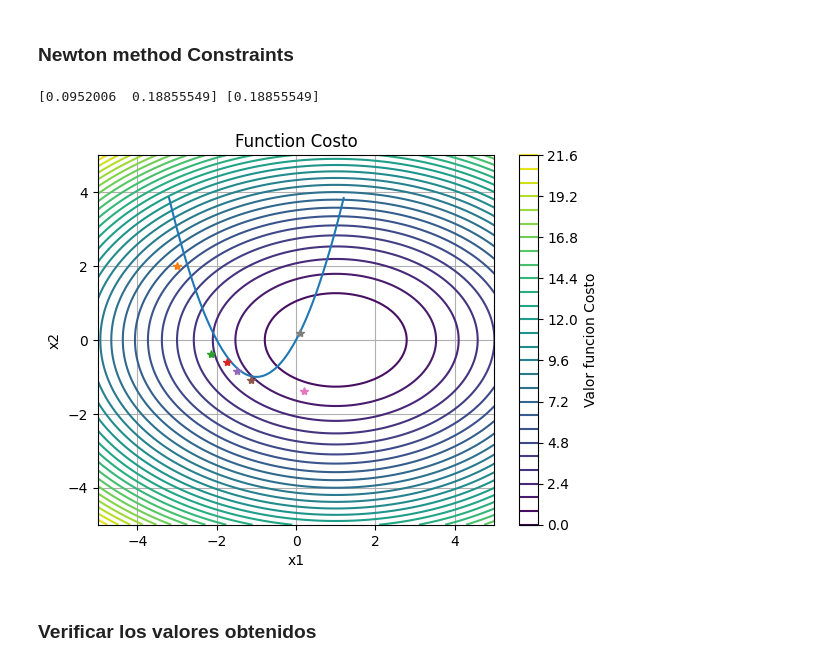
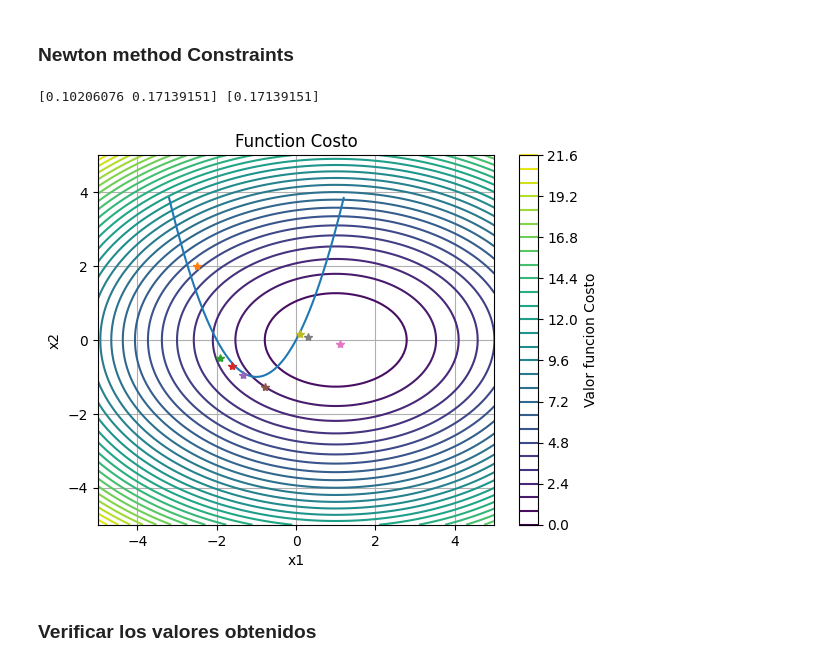
Before and after one commit to lfrecalde1/Optimization_Course, a Jupyter notebook: Optimization/Optimization_2.ipynb, the cells around one changed output. Cells and saved outputs as stored; diff of their text form; code cells hidden in the pictures.

```diff
--- a/Optimization/Optimization_2.ipynb
+++ b/Optimization/Optimization_2.ipynb
@@ -426,7 +426,7 @@ def newton_step_constraint(x0, lambda_0, f, dfdx, d2fd2x, f_c, grad_c, dx_grad_c
     lambda_n = lambda_0 + delta[2].reshape((1, ))
     return xn, lambda_n
 # %%
-xguess = np.array([-3, 2])
+xguess = np.array([-2.5, 2])
 lambda_guess = np.array([0.0])
 f_guess = f(xguess)
 
@@ -438,35 +438,39 @@ plt.ylabel('x2')
 plt.title('Function Costo')
 plt.colorbar(label='Valor funcion Costo')
 plt.grid(True)
 
 # 1st Update
 xguess, lambda_guess = newton_step_constraint(xguess, lambda_guess, f, df_dx, d2f_d2x, c, grad_x_c, dx_grad_x_c)
 plt.plot(xguess[0],xguess[1], '*')
 
 # # 2nd Update
 xguess, lambda_guess = newton_step_constraint(xguess, lambda_guess, f, df_dx, d2f_d2x, c, grad_x_c, dx_grad_x_c)
 plt.plot(xguess[0],xguess[1], '*')
 
 # # 3rd Update
 xguess, lambda_guess = newton_step_constraint(xguess, lambda_guess, f, df_dx, d2f_d2x, c, grad_x_c, dx_grad_x_c)
 plt.plot(xguess[0],xguess[1], '*')
 
 # # 5th Update
 xguess, lambda_guess = newton_step_constraint(xguess, lambda_guess, f, df_dx, d2f_d2x, c, grad_x_c, dx_grad_x_c)
 plt.plot(xguess[0],xguess[1], '*')
 
 # # 6th Update
 xguess, lambda_guess = newton_step_constraint(xguess, lambda_guess, f, df_dx, d2f_d2x, c, grad_x_c, dx_grad_x_c)
 plt.plot(xguess[0],xguess[1], '*')
 
 # 7th Update
 xguess, lambda_guess = newton_step_constraint(xguess, lambda_guess, f, df_dx, d2f_d2x, c, grad_x_c, dx_grad_x_c)
 plt.plot(xguess[0],xguess[1], '*')
 
+# 8th Update
+xguess, lambda_guess = newton_step_constraint(xguess, lambda_guess, f, df_dx, d2f_d2x, c, grad_x_c, dx_grad_x_c)
+plt.plot(xguess[0],xguess[1], '*')
+
 print(xguess, lambda_guess)
 # %% [output]
-[0.0952006  0.18855549] [0.18855549]
+[0.10206076 0.17139151] [0.17139151]
-[figure, old version]
+[figure, new version]
 # %% [markdown]
 ### Verificar los valores obtenidos
 # %% [markdown]
```
Also changed, not shown: parts of 1 cell of this notebook.
